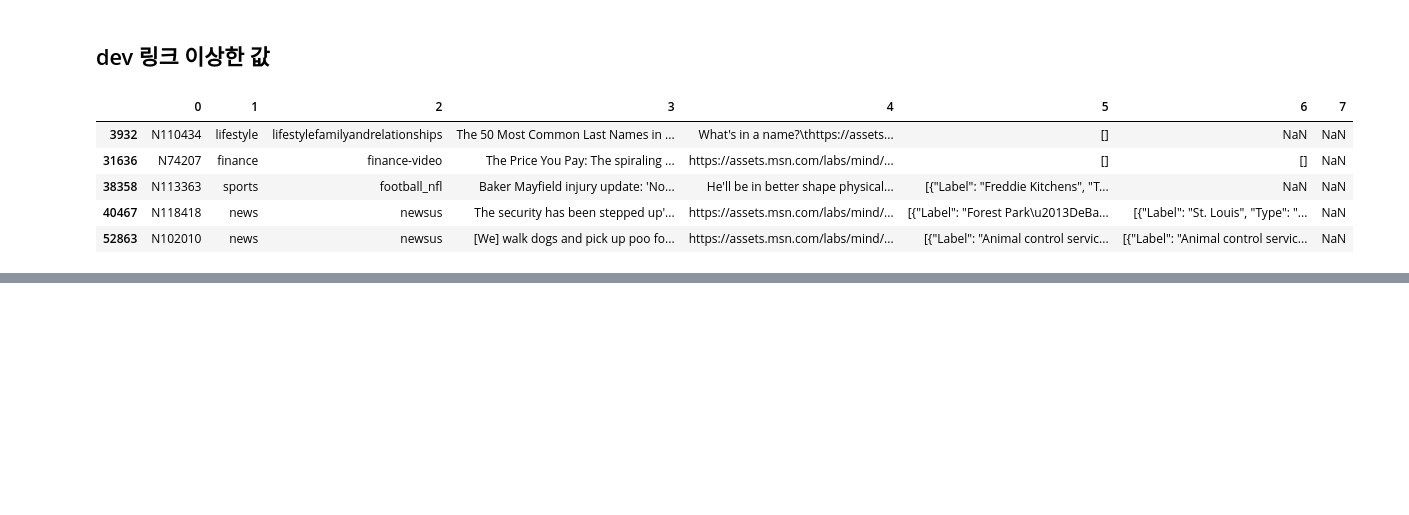
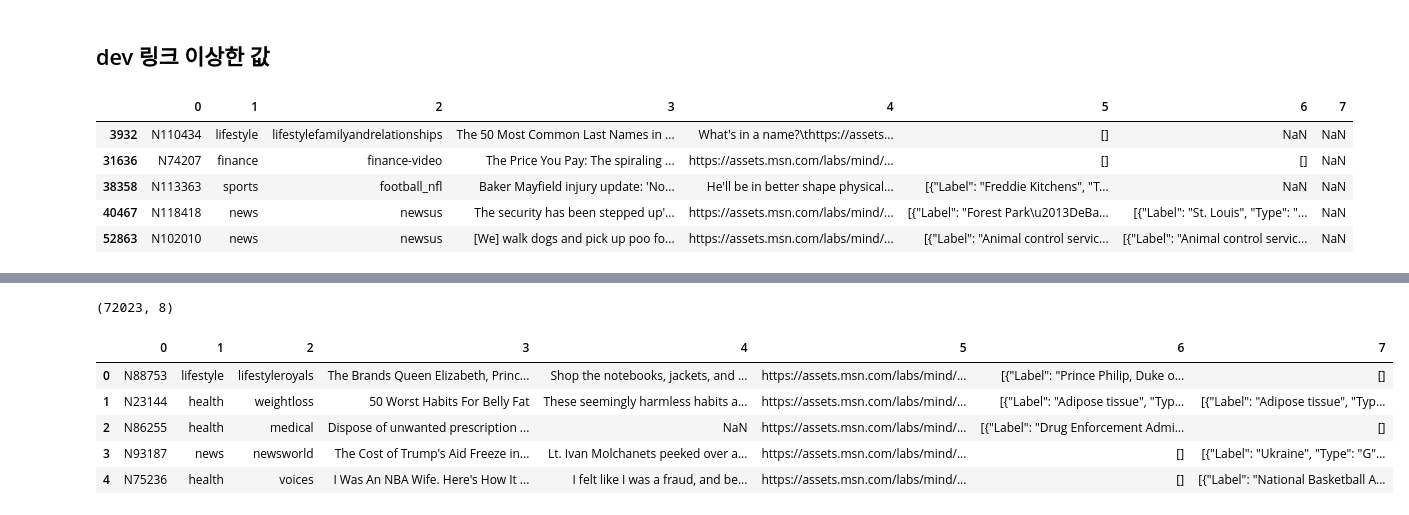
Before and after one commit to baebae-dev/SNU_DLab, a Jupyter notebook: msn_BS/msn/data.ipynb, the cells around one changed output, grey strips where cells are left out. Saved outputs shown, nothing was run; the diff lists cells and outputs as text; code cells hidden in the pictures; blank space fills up the shorter version.

Commit message:
crawled data fix

```diff
--- a/msn_BS/msn/data.ipynb
+++ b/msn_BS/msn/data.ipynb
@@ -164,0 +205,12 @@ dev.loc[dev[5].isin(except_url_dev)]
+# %%
+msn_dev_news = pd.read_csv('/Users/baeyuna/Documents/SNU_Dlab/Data/MINDlarge_dev/news.tsv', delimiter='\t', header=None)
+print(msn_dev_news.shape)
+msn_dev_news.head()
+# %% [output]
+(72023, 8)
+|  | 0 | 1 | 2 | 3 | 4 | 5 | 6 | 7 |
+| 0 | N88753 | lifestyle | lifestyleroyals | The Brands Queen Elizabeth, Princ... | Shop the notebooks, jackets, and ... | https://assets.msn.com/labs/mind/... | [{"Label": "Prince Philip, Duke o... | [] |
+| 1 | N23144 | health | weightloss | 50 Worst Habits For Belly Fat | These seemingly harmless habits a... | https://assets.msn.com/labs/mind/... | [{"Label": "Adipose tissue", "Typ... | [{"Label": "Adipose tissue", "Typ... |
+| 2 | N86255 | health | medical | Dispose of unwanted prescription ... | NaN | https://assets.msn.com/labs/mind/... | [{"Label": "Drug Enforcement Admi... | [] |
+| 3 | N93187 | news | newsworld | The Cost of Trump's Aid Freeze in... | Lt. Ivan Molchanets peeked over a... | https://assets.msn.com/labs/mind/... | [] | [{"Label": "Ukraine", "Type": "G"... |
+| 4 | N75236 | health | voices | I Was An NBA Wife. Here's How It ... | I felt like I was a fraud, and be... | https://assets.msn.com/labs/mind/... | [] | [{"Label": "National Basketball A... |
```
Also changed, not shown: parts of 15 cells of this notebook, 5 other files.
